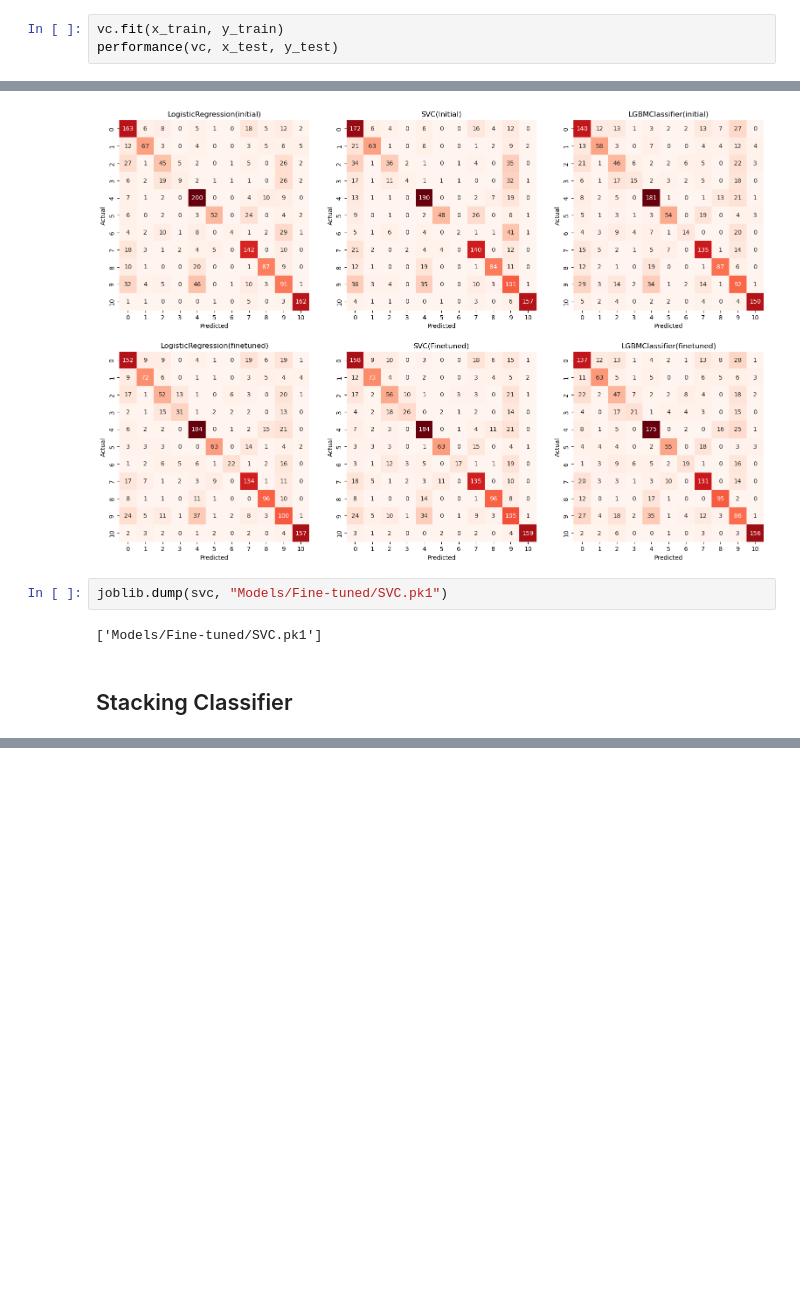
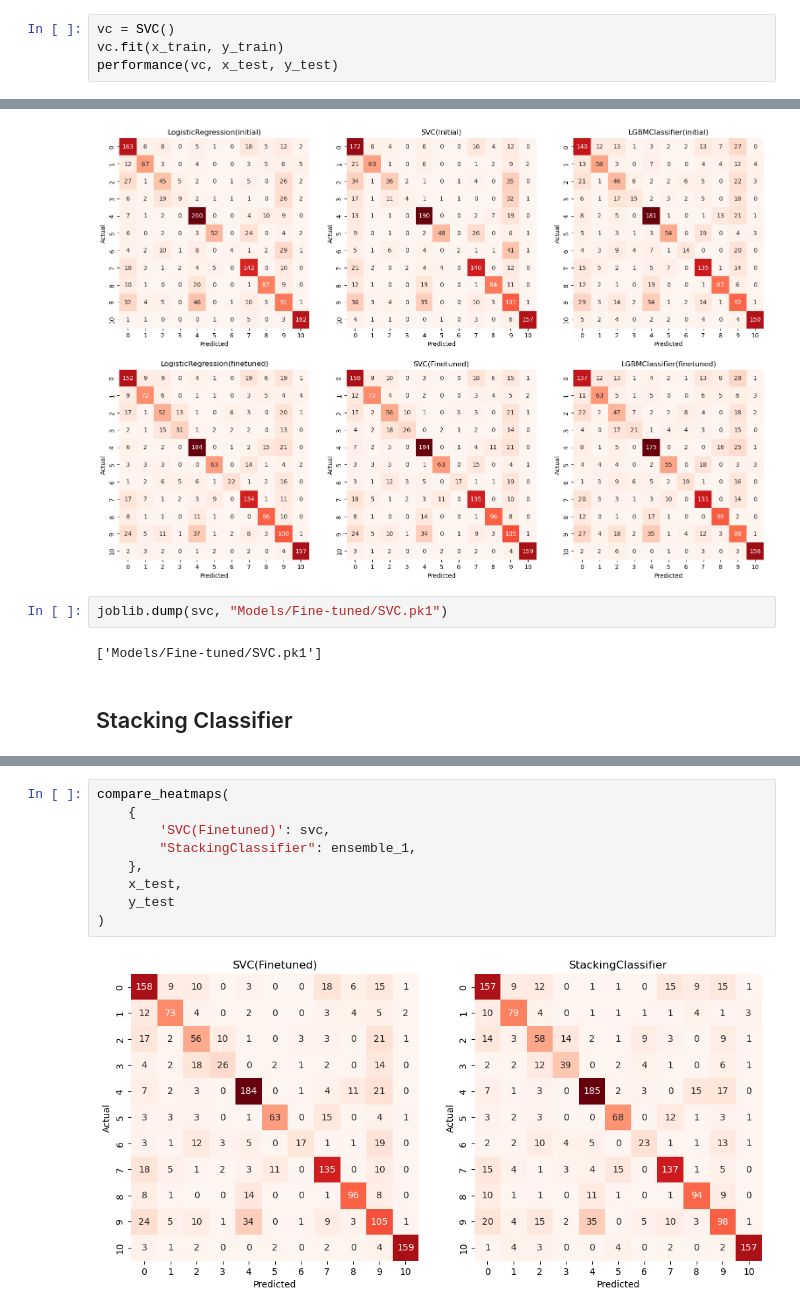
Before and after one commit to Prashant-Tiwari26/Using-movie-plot-for-genre-classification-, a Jupyter notebook: Classical NLP Approach/fine-tuning.ipynb, the cells around one changed output, grey strips where cells are left out. Saved outputs shown, nothing was run; the diff lists cells and outputs as text; blank space fills up the shorter version.

```diff
--- a/Classical NLP Approach/fine-tuning.ipynb
+++ b/Classical NLP Approach/fine-tuning.ipynb
@@ -229,6 +229,7 @@ joblib.dump(light, 'Models/Fine-tuned/LightGBM.pk1')
 vc = SVC()
 svc = SVC(C=10, kernel='sigmoid', gamma=0.1, decision_function_shape='ovo')
 # %%
+vc = SVC()
 vc.fit(x_train, y_train)
 performance(vc, x_test, y_test)
 # %% [output]
@@ -358,0 +382,11 @@ performance(ensemble_1, x_test, y_test)
+# %%
+compare_heatmaps(
+    {
+        'SVC(Finetuned)': svc,
+        "StackingClassifier": ensemble_1,
+    },
+    x_test,
+    y_test
+)
+# %% [output]
+[figure, added]
```
Also changed, not shown: parts of 1 cell of this notebook.
